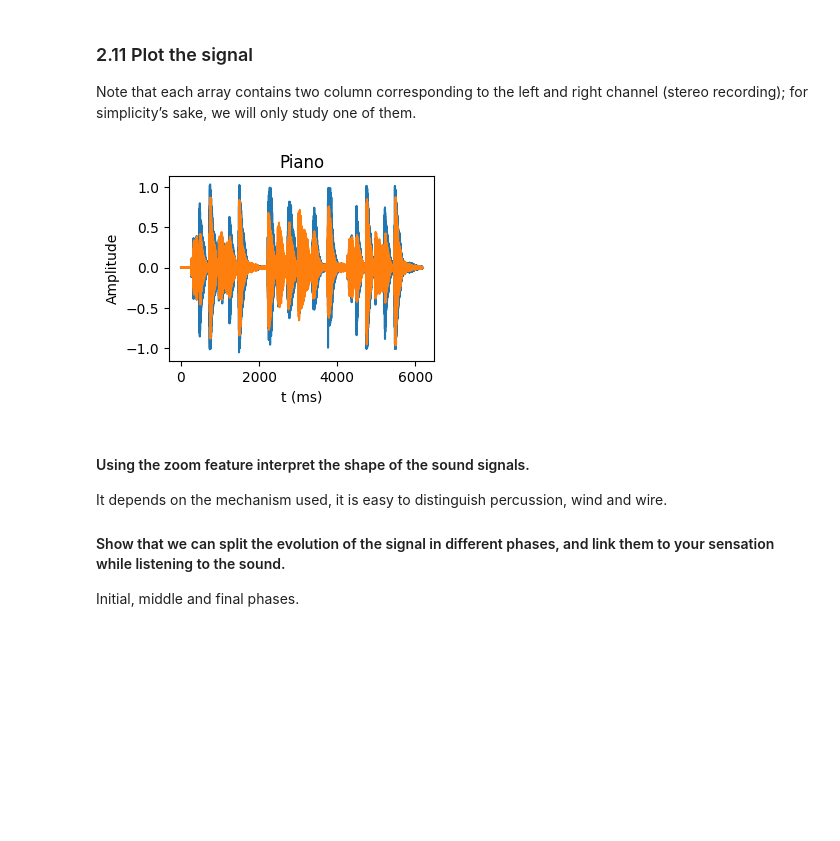
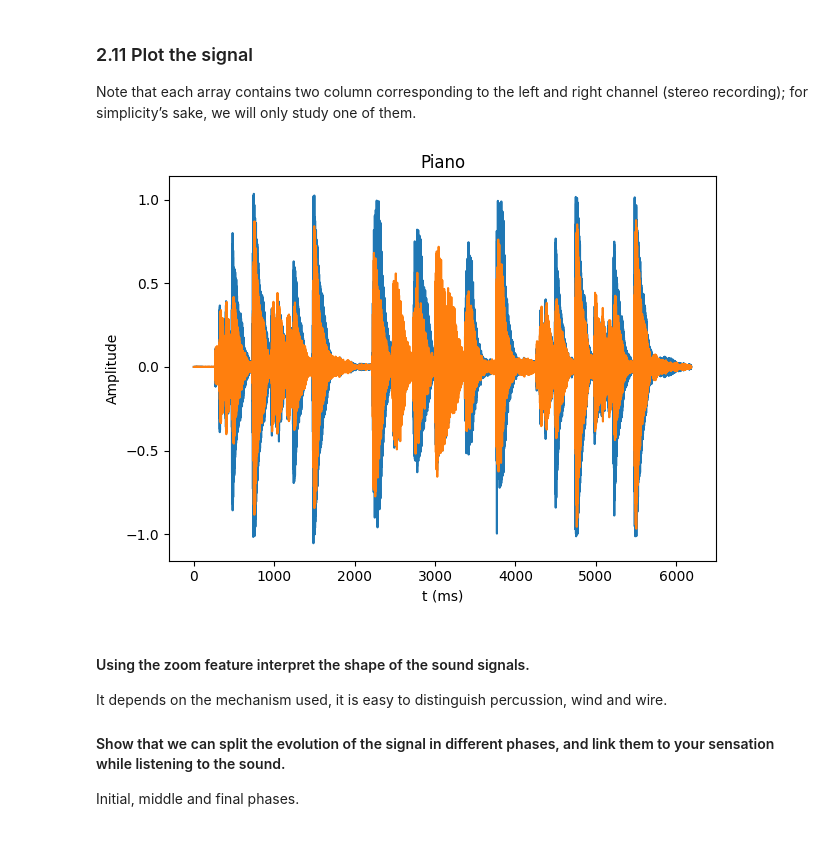
Before and after one commit to Eric-Vidal-hub/Signal-Processing, a Jupyter notebook: 2_other_samples.ipynb, the cells around one changed output. Drawn from its saved outputs; the diff is of its cells as text; code cells hidden in the pictures; blank space fills up the shorter version.

```diff
--- a/2_other_samples.ipynb
+++ b/2_other_samples.ipynb
@@ -59,27 +59,26 @@ Note that each array contains two column corresponding to the left and right cha
 # %%
 spacing = []
 for i in range(len(instruments)):
     spacing.append(1 / frequencies[i])
 
 # Time interval between two values of the sound signal
 times = []
 for j in range(len(instruments)):
     amplitude = amplitudes[j]
     times.append([i * spacing[j] for i in range(len(amplitude))]) # in seconds
 
 # Subplots of the signals
 plt.figure(1)
 for i in range(len(instruments)):
-    plt.subplot(2, 2, i + 1)
     time = times[i]
     plt.plot([j * 10 ** 3 for j in time], amplitudes[i]) # time in miliseconds
     plt.title(instruments[i])
     plt.ylabel('Amplitude')
     plt.xlabel('t (ms)')
 plt.tight_layout()
 plt.show()
 # %% [output]
-[figure, old version]
+[figure, new version]
 # %% [markdown]
 #### Using the zoom feature interpret the shape of the sound signals.
 It depends on the mechanism used, it is easy to distinguish percussion, wind and wire.
```
Also changed, not shown: parts of 7 cells of this notebook.
